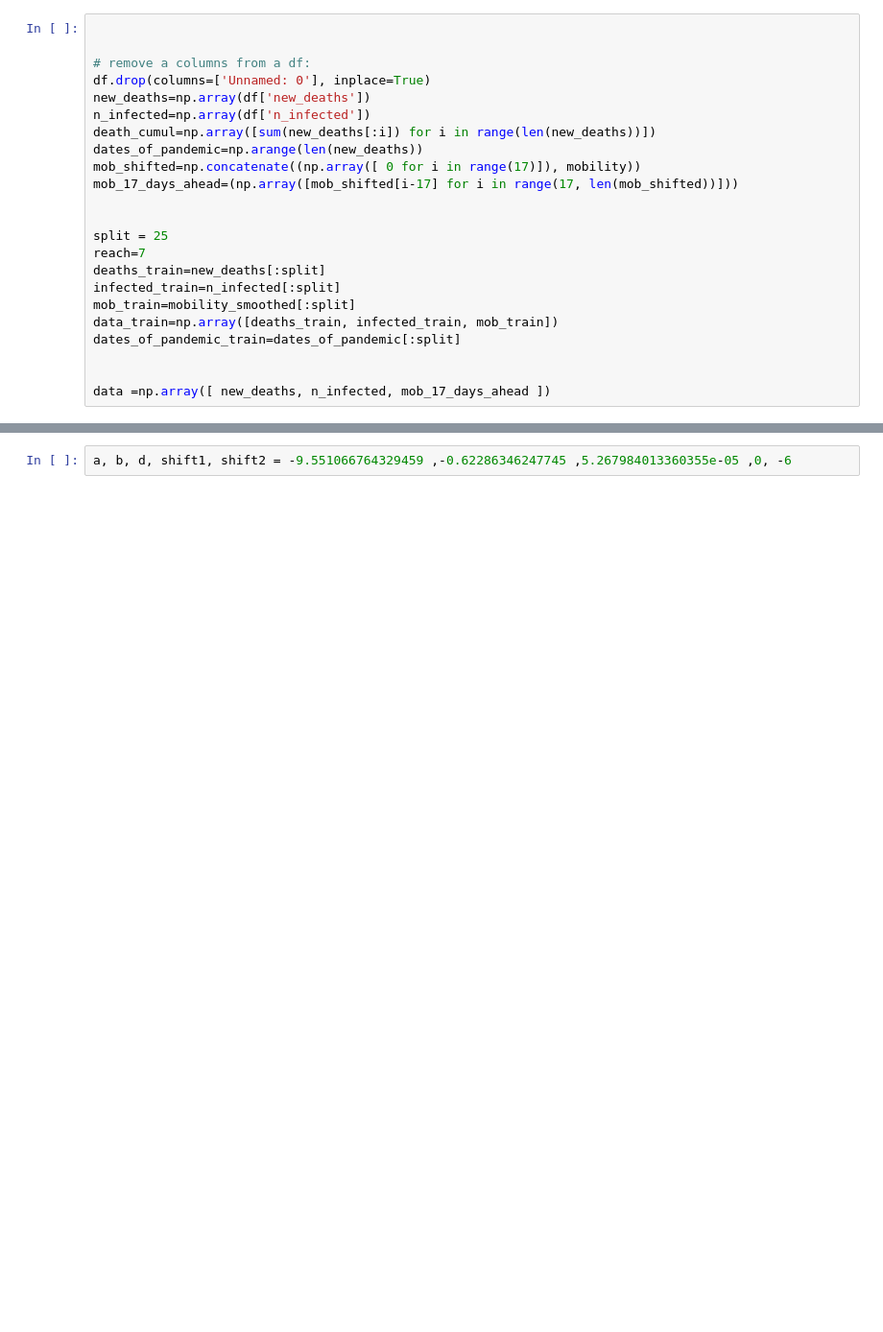
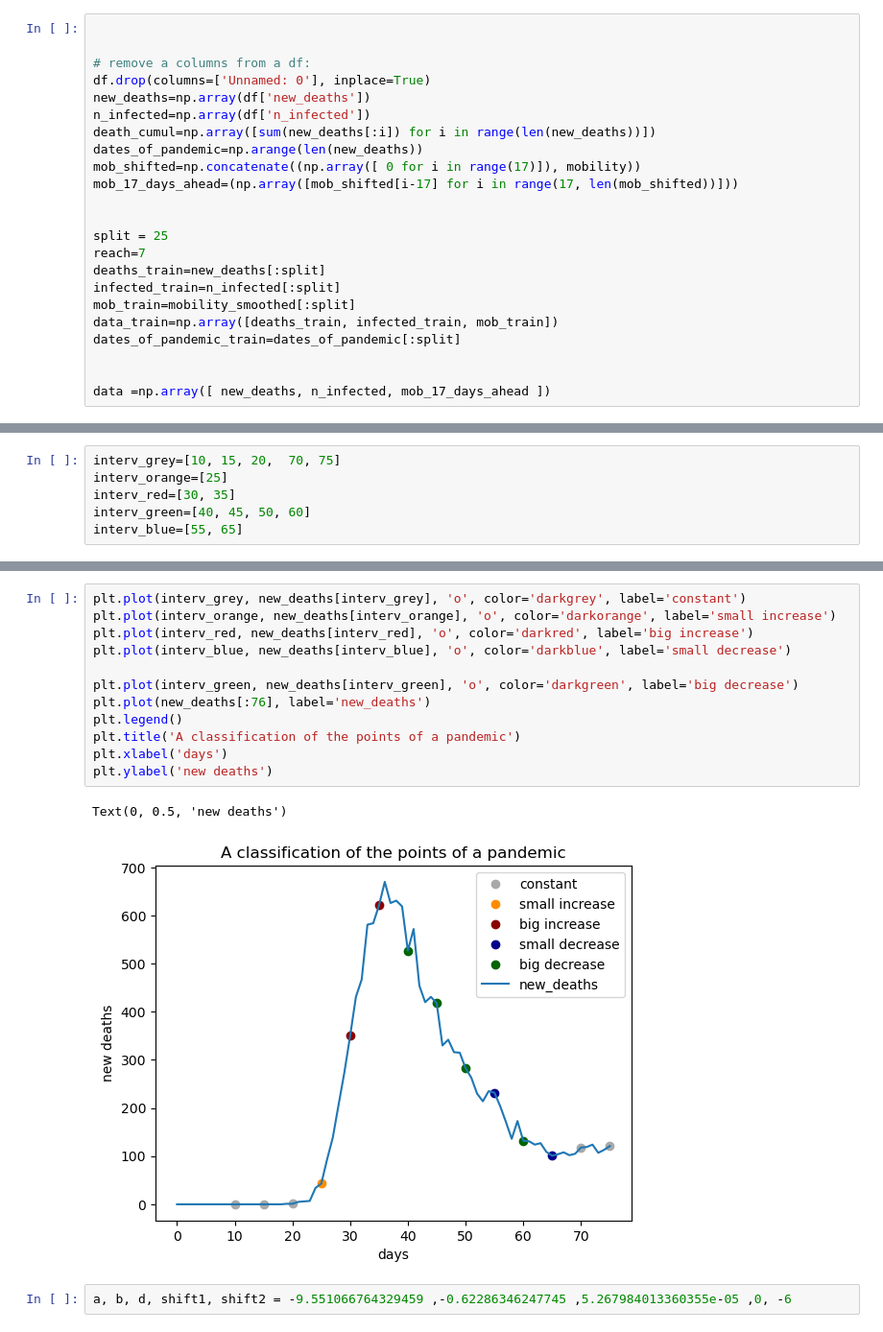
Before and after one commit to gregoirebechade/covid_internship, a Jupyter notebook: 04_exploring.ipynb, the cells around one changed output, grey strips where cells are left out. Shown at 96% size. Saved outputs shown, nothing was run; the diff lists cells and outputs as text; blank space fills up the shorter version.

```diff
--- a/04_exploring.ipynb
+++ b/04_exploring.ipynb
@@ -69,0 +72,6 @@ data =np.array([ new_deaths, n_infected, mob_17_days_ahead ])
+# %%
+interv_grey=[10, 15, 20,  70, 75]
+interv_orange=[25]
+interv_red=[30, 35]
+interv_green=[40, 45, 50, 60]
+interv_blue=[55, 65]
@@ -70,3 +84,18 @@ data =np.array([ new_deaths, n_infected, mob_17_days_ahead ])
+# %%
+plt.plot(interv_grey, new_deaths[interv_grey], 'o', color='darkgrey', label='constant')
+plt.plot(interv_orange, new_deaths[interv_orange], 'o', color='darkorange', label='small increase')
+plt.plot(interv_red, new_deaths[interv_red], 'o', color='darkred', label='big increase')
+plt.plot(interv_blue, new_deaths[interv_blue], 'o', color='darkblue', label='small decrease')
+
+plt.plot(interv_green, new_deaths[interv_green], 'o', color='darkgreen', label='big decrease')
+plt.plot(new_deaths[:76], label='new_deaths')
+plt.legend()
+plt.title('A classification of the points of a pandemic')
+plt.xlabel('days')
+plt.ylabel('new deaths')
+# %% [output]
+Text(0, 0.5, 'new deaths')
+[figure, added]
 # %%
 a, b, d, shift1, shift2 = -9.551066764329459 ,-0.62286346247745 ,5.267984013360355e-05 ,0, -6
 # %%
```
Also changed, not shown: parts of 6 cells of this notebook.
